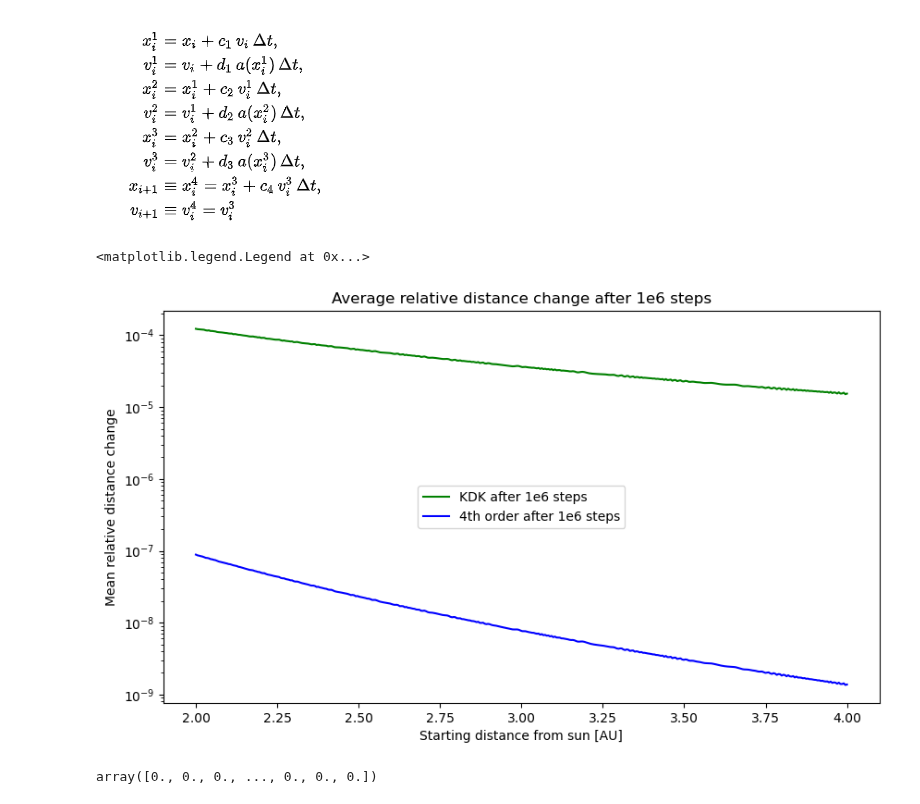
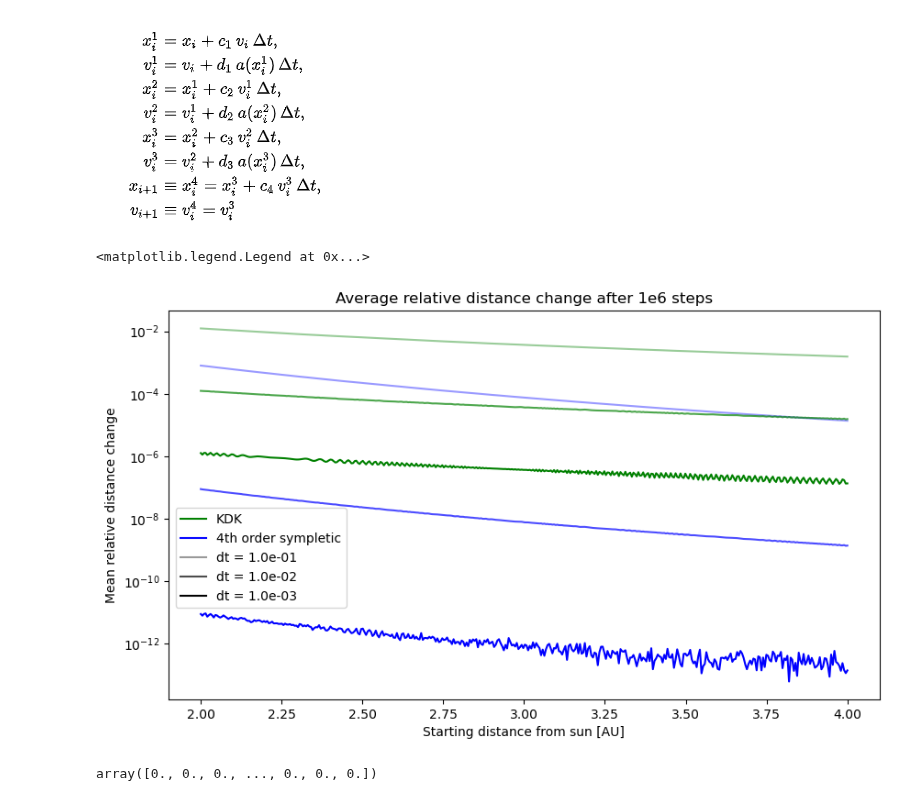
Before and after one commit to JakobSchauser/MscPhysics, a Jupyter notebook: ComputationalAstrophysics/Exam/trying_own_way.ipynb, the cells around one changed output. Saved outputs shown, nothing was run; the diff lists cells and outputs as text; code cells hidden in the pictures.

Commit message:
"Slap af: Not every plot has to be a work of art" -citat Sebastian

```diff
--- a/ComputationalAstrophysics/Exam/trying_own_way.ipynb
+++ b/ComputationalAstrophysics/Exam/trying_own_way.ipynb
@@ -375,32 +373,51 @@ kdk_off = np.abs(distances - first_distances[None,:])/first_distances[None,:]
 # %%
 import seaborn as sns
 # %%
-x = first_distances
+first_distances = np.linspace(2., 4., 400)
+dts =  [0.001, 0.01, 0.1]
+solvers = ["4th", "kdk"]
+fig, axs = plt.subplots(1,1, figsize=(10,5.5), sharey=True)
 
-fig, axs = plt.subplots(1,1, figsize=(10,5.5), sharey=True)
-# axs[0].plot(x, kdk_off.mean(axis=0), label="KDK")
+for j in range(2):
+    for i in range(3):
+        all_positions = all_all[i*2+j]
+        distances = np.sqrt(np.sum(all_positions*all_positions, axis=2))
 
-# plt.plot(x, kdk_off_1e4.mean(axis=0),':', label="KDK after 1e4 steps", color = "green")
-plt.plot(x, kdk_off.mean(axis=0), label="KDK after 1e6 steps", color = "green")
+        off = np.abs(distances - first_distances[None,:])/first_distances[None,:]
 
-# axs.plot(x, symp_off_1e4.mean(axis=0), ':',label="4th order after 1e4 steps",  color = "blue")
-axs.plot(x, symp_off.mean(axis=0),  label="4th order after 1e6 steps", color = "blue")
+        x = first_distances
+
+        # axs[0].plot(x, kdk_off.mean(axis=0), label="KDK")
+
+        # plt.plot(x, kdk_off_1e4.mean(axis=0),':', label="KDK after 1e4 steps", color = "green")
+        # plt.plot(x, off.mean(axis=0), label="KDK after 1e6 steps", color = "green")
+
+        # axs.plot(x, symp_off_1e4.mean(axis=0), ':',label="4th order after 1e4 steps",  color = "blue")
+        axs.plot(x, off.mean(axis=0), color = "blue"if solvers[j] == "4th" else "green", alpha = 1. - 0.3*i )
+
+
+
+# make a color for the legend
+plt.plot([], [], color='green', label='KDK')
+plt.plot([], [], color='blue', label='4th order sympletic')
+for i in range(3).__reversed__():
+    plt.plot([], [], color='black', label=f'dt = {dts[i]:.1e}', alpha = 1. - 0.3*i )
 
 
 axs.title.set_text("Average relative distance change after 1e6 steps")
 
 axs.set_xlabel("Starting distance from sun [AU]")
 axs.set_ylabel("Mean relative distance change")
 axs.set_yscale("log")
-axs.legend(loc = "center")
+axs.legend(loc = (0.01,0.235))
 
 
 # sns.despine()
 
 # plt.yscale("log")
 # %% [output]
 <matplotlib.legend.Legend at 0x...>
-[figure, old version]
+[figure, new version]
 # %%
 np.save("dumb_energies1e6.npy", energies)
 # %%
```
Also changed, not shown: parts of 2 cells of this notebook, 1 other file.
